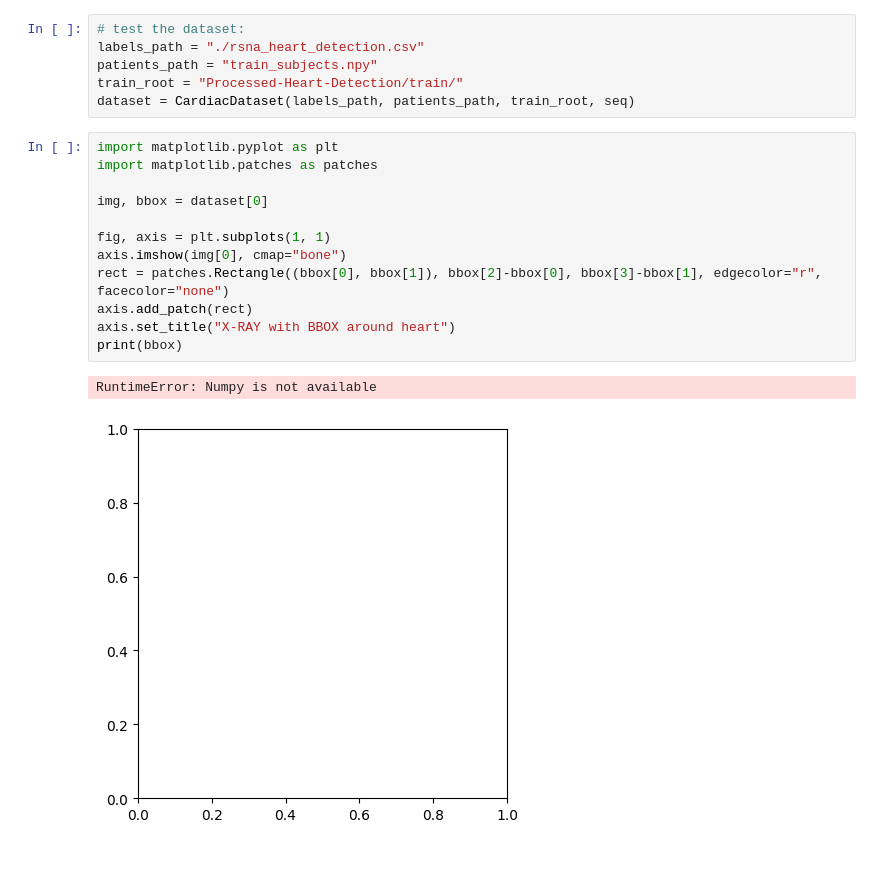
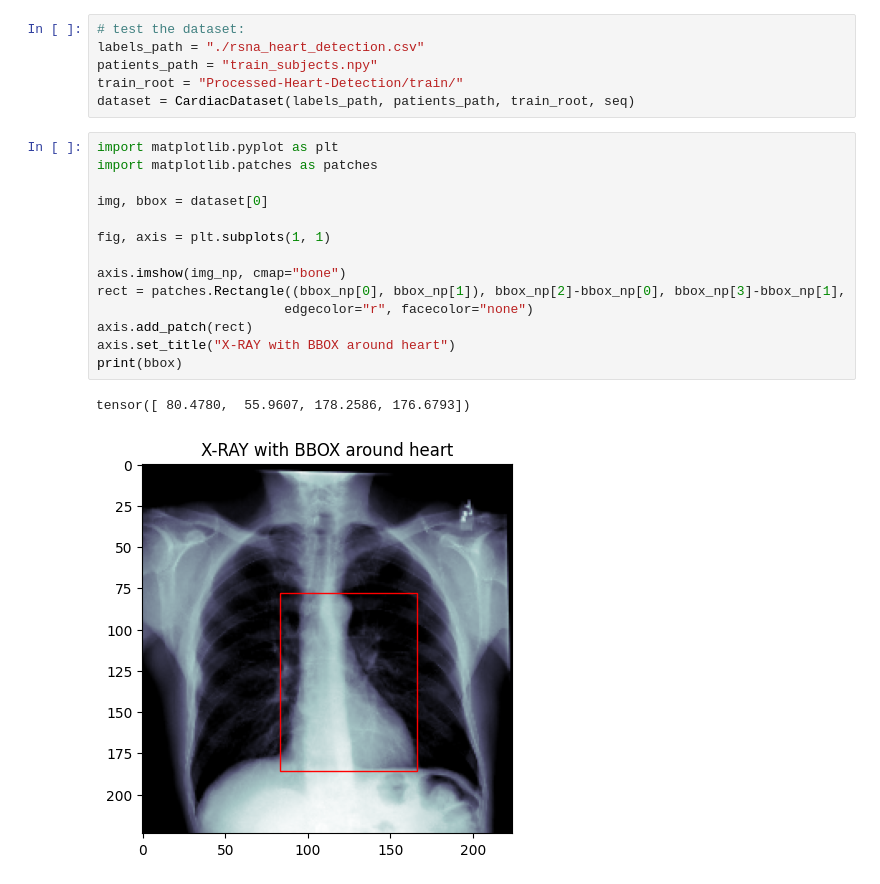
Before and after one commit to sofiapappa/cardiac-detection, a Jupyter notebook: cardiac_detection_dataset.ipynb, the cells around one changed output. Drawn from its saved outputs; the diff is of its cells as text.

Commit message:
add visualization for augmented images

```diff
--- a/cardiac_detection_dataset.ipynb
+++ b/cardiac_detection_dataset.ipynb
@@ -108,15 +108,17 @@ dataset = CardiacDataset(labels_path, patients_path, train_root, seq)
 # %%
 import matplotlib.pyplot as plt
 import matplotlib.patches as patches
 
 img, bbox = dataset[0]
 
 fig, axis = plt.subplots(1, 1)
-axis.imshow(img[0], cmap="bone")
-rect = patches.Rectangle((bbox[0], bbox[1]), bbox[2]-bbox[0], bbox[3]-bbox[1], edgecolor="r", facecolor="none")
+
+axis.imshow(img_np, cmap="bone")
+rect = patches.Rectangle((bbox_np[0], bbox_np[1]), bbox_np[2]-bbox_np[0], bbox_np[3]-bbox_np[1],
+                        edgecolor="r", facecolor="none")
 axis.add_patch(rect)
 axis.set_title("X-RAY with BBOX around heart")
 print(bbox)
 # %% [output]
-RuntimeError: Numpy is not available
+tensor([ 80.4780,  55.9607, 178.2586, 176.6793])
-[figure, old version]
+[figure, new version]
```
Also changed, not shown: parts of 3 cells of this notebook.
